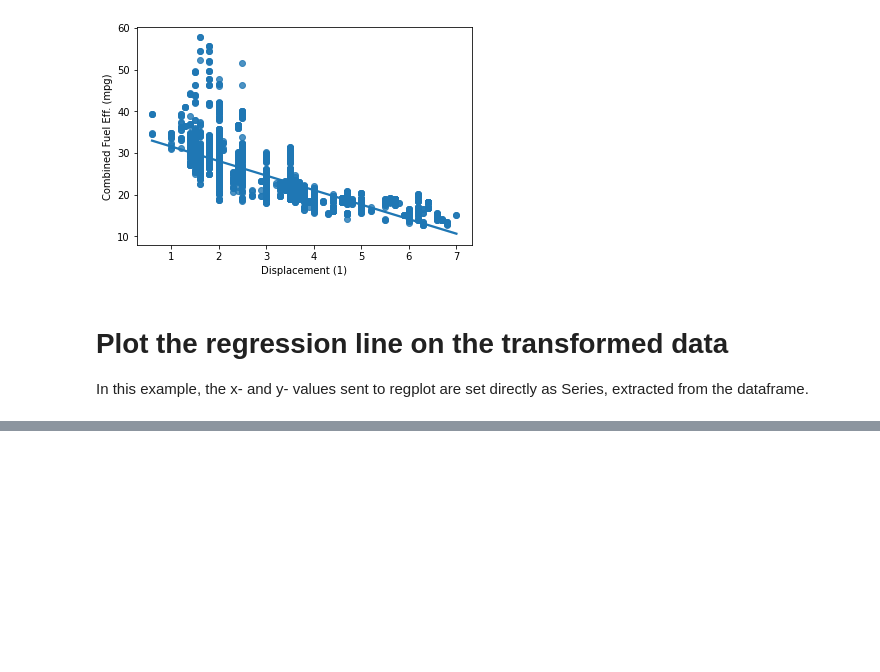
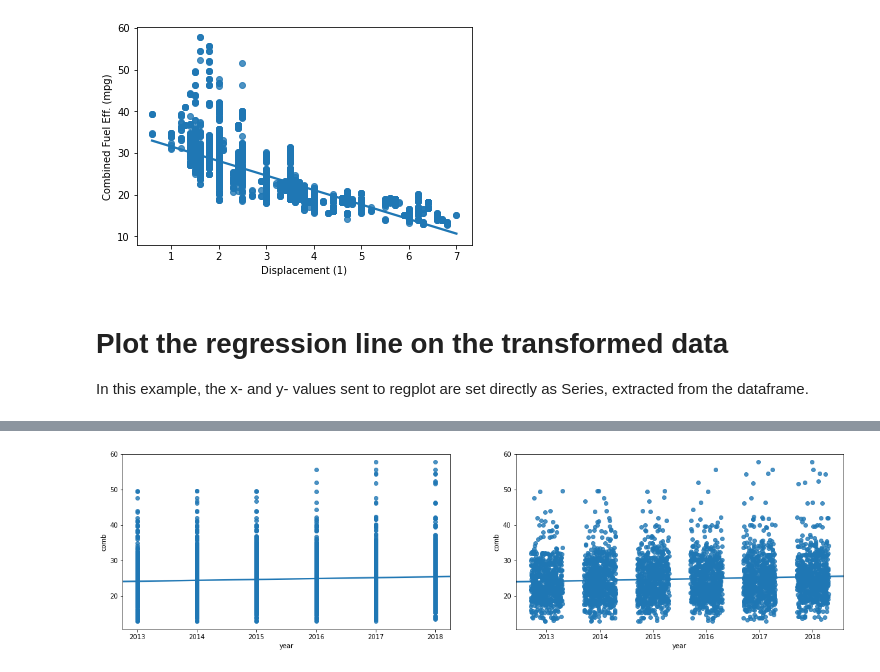
Before and after one commit to Gingercapo/Fuel_Economy, a Jupyter notebook: fuel_Economic.ipynb, the cells around one changed output, grey strips where cells are left out. Drawn from its saved outputs; the diff is of its cells as text; code cells hidden in the pictures; blank space fills up the shorter version.

```diff
--- a/fuel_Economic.ipynb
+++ b/fuel_Economic.ipynb
@@ -57,0 +63,19 @@ def log_trans(x, inverse=False):
+# %%
+##########################################
+# Resize figure to accommodate two plots
+plt.figure(figsize = [20, 5])
+
+# PLOT ON LEFT - SIMPLE SCATTER
+plt.subplot(1, 2, 1)
+sb.regplot(data = df, x = 'year', y = 'comb', truncate=False);
+
+##########################################
+# PLOT ON RIGHT - SCATTER PLOT WITH JITTER
+plt.subplot(1, 2, 2)
+# In the sb.regplot() function below, the `truncate` argument accepts a boolean.
+# If truncate=True, the regression line is bounded by the data limits.
+# Else if truncate=False, it extends to the x axis limits.
+# The x_jitter will make each x value will be adjusted randomly by +/-0.3
+sb.regplot(data = df, x = 'year', y = 'comb', truncate=False, x_jitter=0.3);
+# %% [output]
+[figure, added]
```
Also changed, not shown: parts of 2 cells of this notebook.
